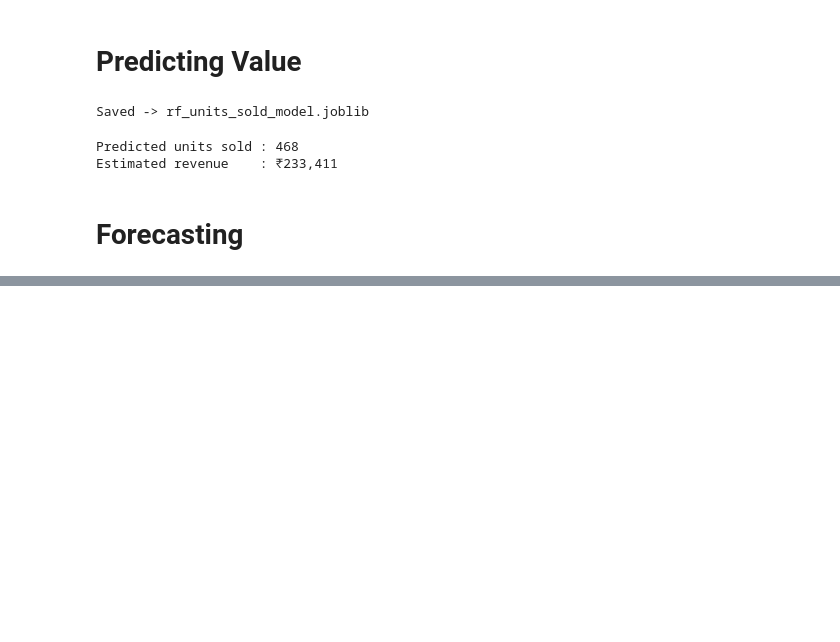
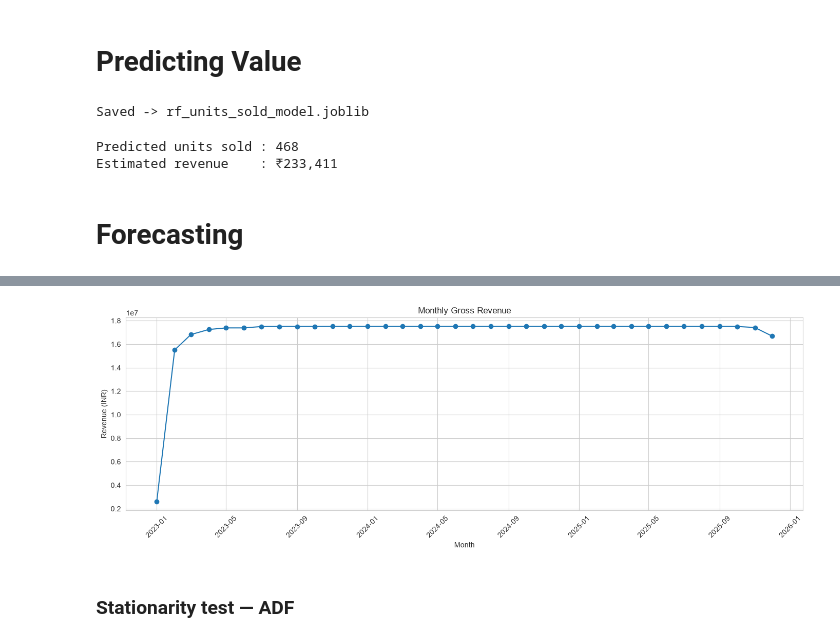
Before and after one commit to ayushranjan828/Amazon-Product-Sales-Analysis-Prediction-Forecasting, a Jupyter notebook: Notebook2.ipynb, the cells around one changed output, grey strips where cells are left out. Saved outputs shown, nothing was run; the diff lists cells and outputs as text; code cells hidden in the pictures; blank space fills up the shorter version.

```diff
--- a/Notebook2.ipynb
+++ b/Notebook2.ipynb
@@ -1053,0 +1201,18 @@ Estimated revenue    : ₹233,411
+# %%
+# Revenue
+
+plt.figure(figsize=(14, 5))
+
+plt.plot(monthly_sales.index, monthly_sales["revenue"], marker="o")
+
+plt.title("Monthly Gross Revenue")
+plt.xlabel("Month")
+plt.ylabel("Revenue (INR)")
+
+plt.xticks(rotation=45)
+plt.tight_layout()
+plt.show()
+# %% [output]
+[figure, added]
+# %% [markdown]
+### Stationarity test — ADF
```
Also changed, not shown: parts of 64 cells of this notebook.
